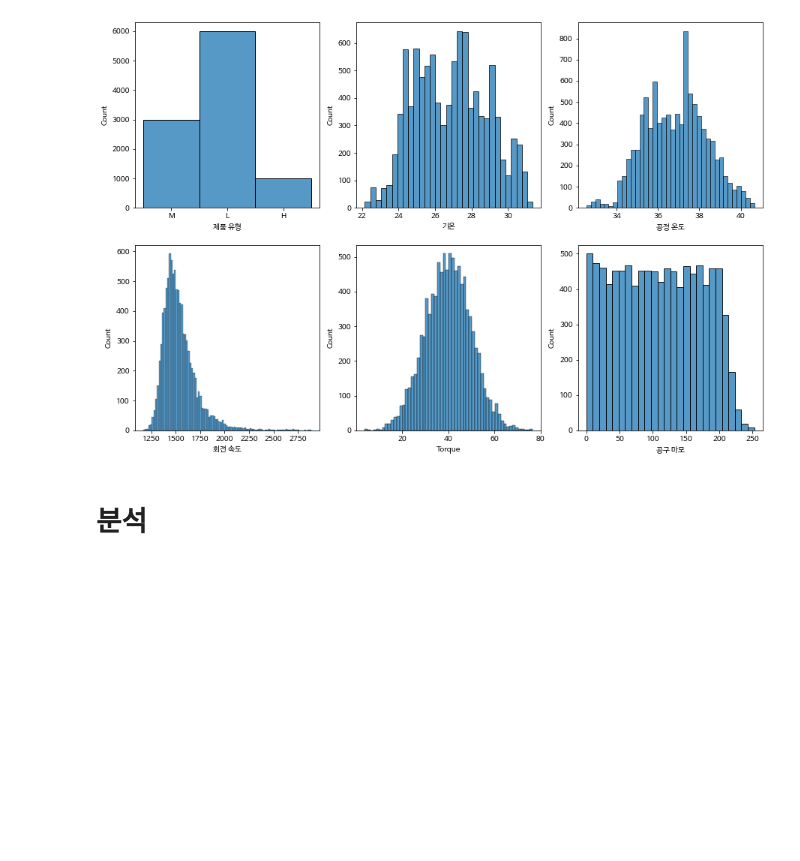
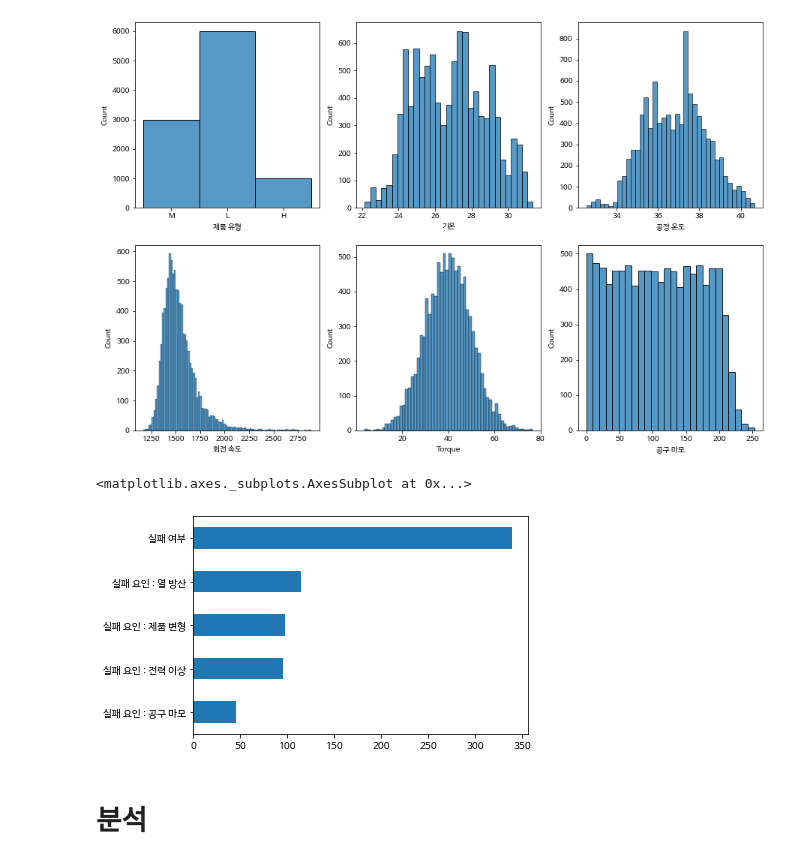
Before and after one commit to cesong2/Display-Sensor, a Jupyter notebook: Predictive_Maintenance.ipynb, the cells around one changed output. Cells and saved outputs as stored; diff of their text form; code cells hidden in the pictures; blank space fills up the shorter version.

```diff
--- a/Predictive_Maintenance.ipynb
+++ b/Predictive_Maintenance.ipynb
@@ -185,0 +192,5 @@ plt.show()
+# %%
+df[['실패 여부', '실패 요인 : 공구 마모', '실패 요인 : 열 방산', '실패 요인 : 전력 이상', '실패 요인 : 제품 변형']].sum().sort_values().plot(kind='barh')
+# %% [output]
+<matplotlib.axes._subplots.AxesSubplot at 0x...>
+[figure, added]
```
Also changed, not shown: parts of 11 cells of this notebook.
